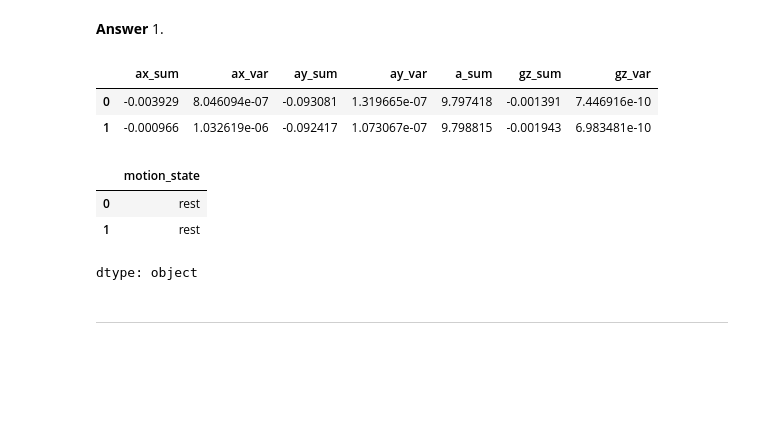
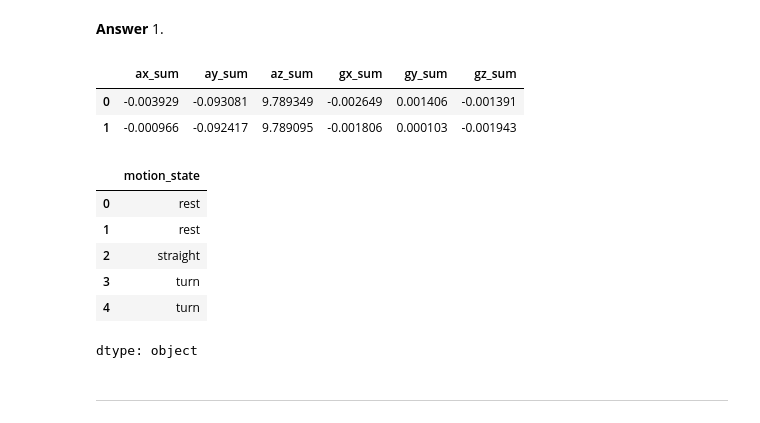
Before and after one commit to NATHANIELLAMPTEYLANTEI/engg680_2024_fall, a Jupyter notebook: Lab_Assignment 4/Assignment 4.ipynb, the cells around one changed output. Drawn from its saved outputs; the diff is of its cells as text; code cells hidden in the pictures; blank space fills up the shorter version.

```diff
--- a/Lab_Assignment 4/Assignment 4.ipynb
+++ b/Lab_Assignment 4/Assignment 4.ipynb
@@ -731,23 +731,34 @@ ___
 # %% [markdown]
 **Answer**
 1.
-# %%
-# TODO - Load group selected features from cv_set to X
-X = cv_set[['ax_sum', 'ax_var', 'ay_sum', 'ay_var', 'a_sum', 'gz_sum', 'gz_var']]
-X.head(2)
-# %% [output]
-|  | ax_sum | ax_var | ay_sum | ay_var | a_sum | gz_sum | gz_var |
-| 0 | -0.003929 | 8.046094e-07 | -0.093081 | 1.319665e-07 | 9.797418 | -0.001391 | 7.446916e-10 |
-| 1 | -0.000966 | 1.032619e-06 | -0.092417 | 1.073067e-07 | 9.798815 | -0.001943 | 6.983481e-10 |
+# %%
+# TODO - Load group selected features from cv_set to X
+
+# Replace 'selected_features' with the list of chosen features
+selected_features = ['ax_sum', 'ay_sum', 'az_sum', 'gx_sum', 'gy_sum', 'gz_sum']  # Example feature list
+X = cv_set[selected_features]  # Extract only the selected features
+
+# Display the first two rows of X to confirm
+X.head(2)
+# %% [output]
+|  | ax_sum | ay_sum | az_sum | gx_sum | gy_sum | gz_sum |
+| 0 | -0.003929 | -0.093081 | 9.789349 | -0.002649 | 0.001406 | -0.001391 |
+| 1 | -0.000966 | -0.092417 | 9.789095 | -0.001806 | 0.000103 | -0.001943 |
 # %%
 # TODO - Load motion_state column (target vector) into y
 
-y = cv_set['motion_state']
-y.head(2)
+# Replace 'motion_state' with the actual name of the target column
+y = cv_set['motion_state']  # Extract the target column into y
+
+# Display the first few rows of y to confirm
+y.head()
 # %% [output]
 |  | motion_state |
 | 0 | rest |
 | 1 | rest |
+| 2 | straight |
+| 3 | turn |
+| 4 | turn |
 dtype: object
 # %% [markdown]
 ___
```
Also changed, not shown: parts of 31 cells of this notebook.
